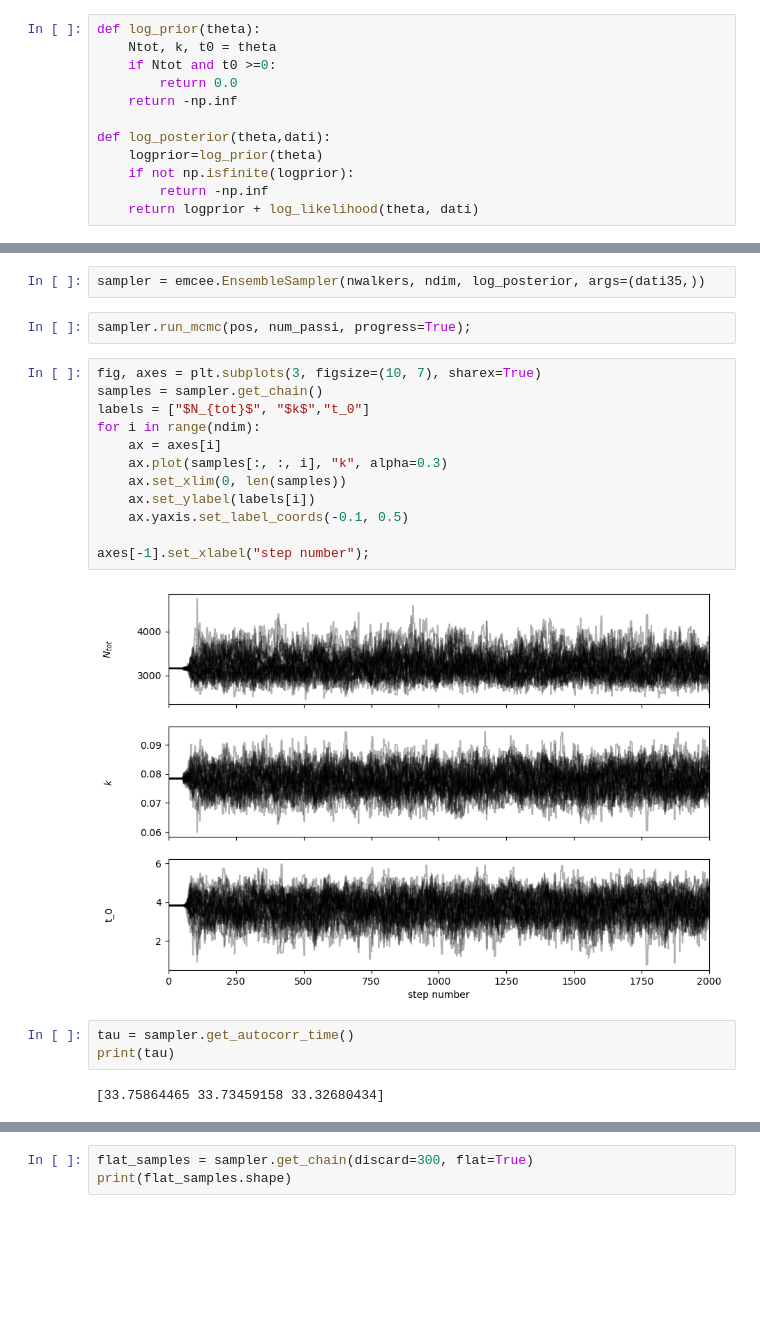
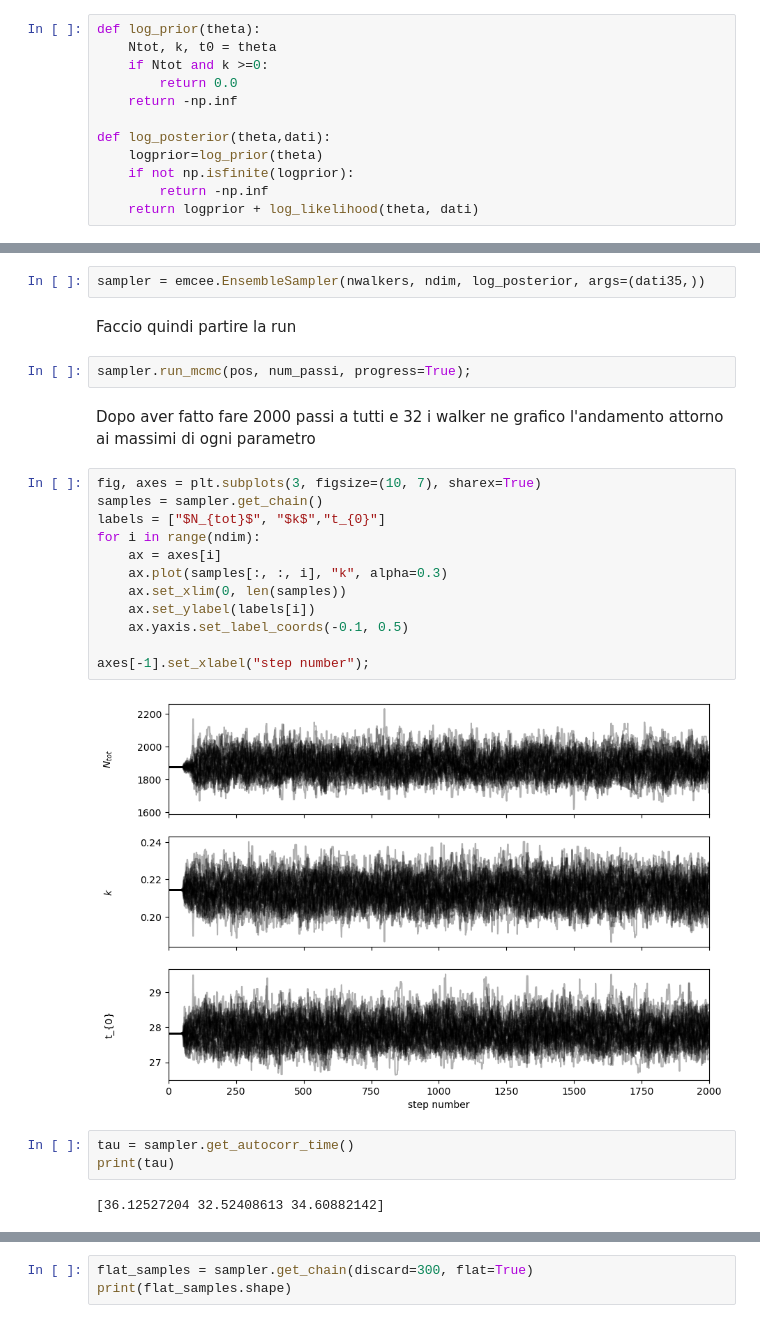
Before and after one commit to ErikMoro02/EsameCOVID, a Jupyter notebook: Esame COVID Erik Moro.ipynb, the cells around one changed output, grey strips where cells are left out. Drawn from its saved outputs; the diff is of its cells as text; blank space fills up the shorter version.

```diff
--- a/Esame COVID Erik Moro.ipynb
+++ b/Esame COVID Erik Moro.ipynb
@@ -175,7 +175,7 @@ Ora definisco un prior e posso dunque calcolare la posterior come
 # %%
 def log_prior(theta):
     Ntot, k, t0 = theta
-    if Ntot and t0 >=0:
+    if Ntot and k >=0:
         return 0.0
     return -np.inf
 
@@ -200,24 +204,28 @@ pos = soln.x *(1+ 1e-10 * np.random.randn(32, 3))
 nwalkers, ndim = pos.shape
 # %%
 sampler = emcee.EnsembleSampler(nwalkers, ndim, log_posterior, args=(dati35,))
+# %% [markdown]
+Faccio quindi partire la run
 # %%
 sampler.run_mcmc(pos, num_passi, progress=True);
+# %% [markdown]
+Dopo aver fatto fare 2000 passi a tutti e 32 i walker ne grafico l'andamento attorno ai massimi di ogni parametro
 # %%
 fig, axes = plt.subplots(3, figsize=(10, 7), sharex=True)
 samples = sampler.get_chain()
-labels = ["$N_{tot}$", "$k$","t_0"]
+labels = ["$N_{tot}$", "$k$","t_{0}"]
 for i in range(ndim):
     ax = axes[i]
     ax.plot(samples[:, :, i], "k", alpha=0.3)
     ax.set_xlim(0, len(samples))
     ax.set_ylabel(labels[i])
     ax.yaxis.set_label_coords(-0.1, 0.5)
 
 axes[-1].set_xlabel("step number");
 # %% [output]
-[figure, old version]
+[figure, new version]
 # %%
 tau = sampler.get_autocorr_time()
 print(tau)
 # %% [output]
-[33.75864465 33.73459158 33.32680434]
+[36.12527204 32.52408613 34.60882142]
```
Also changed, not shown: parts of 18 cells of this notebook.
